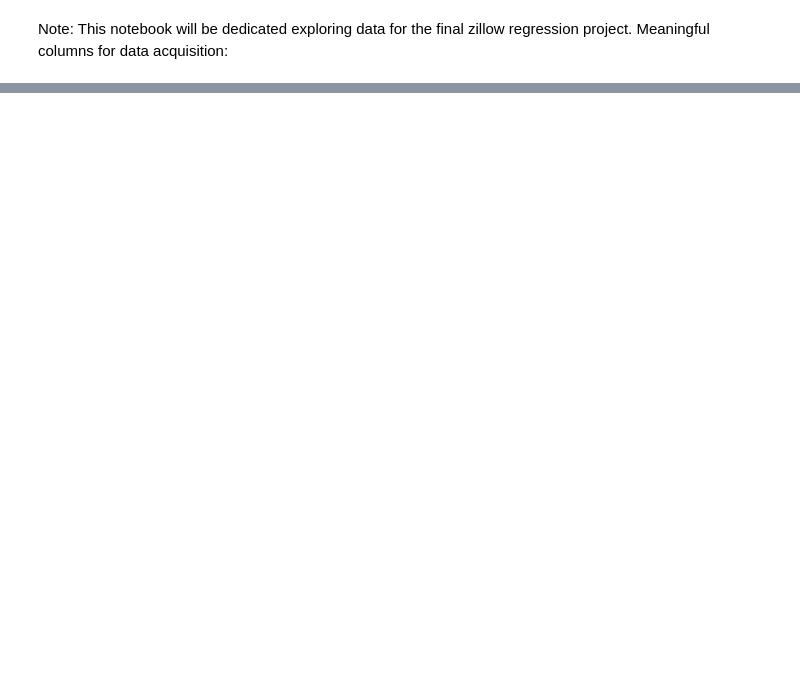
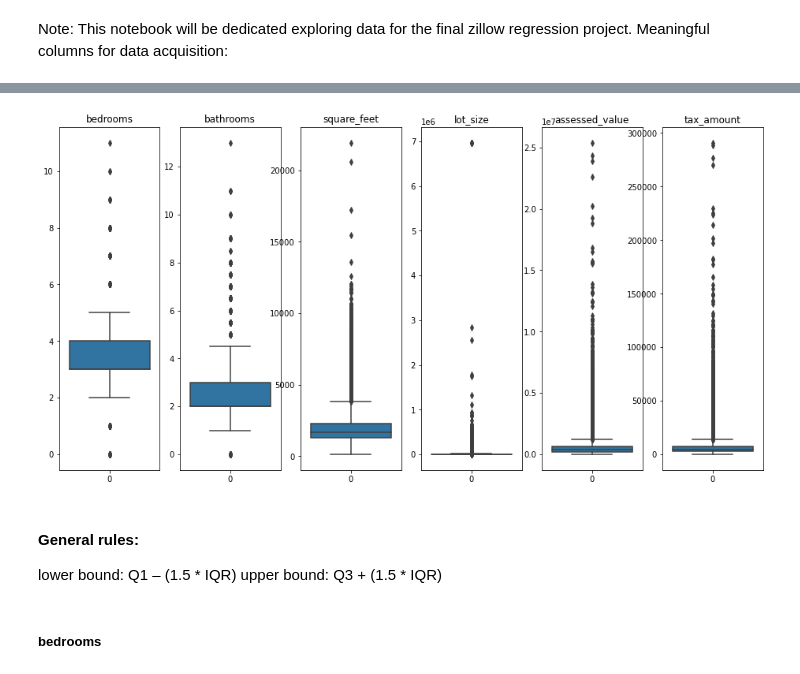
Before and after one commit to m3redithw/regression-exercises, a Jupyter notebook: explore.ipynb, the cells around one changed output, grey strips where cells are left out. Drawn from its saved outputs; the diff is of its cells as text; code cells hidden in the pictures; blank space fills up the shorter version.

```diff
--- a/explore.ipynb
+++ b/explore.ipynb
@@ -93,0 +147,28 @@ df.shape
+# %%
+plt.figure(figsize = (16,8))
+
+# List of columns
+cols = ['bedrooms', 'bathrooms', 'square_feet','lot_size','assessed_value', 'tax_amount']
+
+for i, col in enumerate(cols):
+
+    # i starts at 0, but plot nos should start at 1
+    plot_number = i + 1
+
+    # Create subplot.
+    plt.subplot(1,6, plot_number)
+
+    # Title with column name.
+    plt.title(col)
+
+    # Display histogram for column.
+    sns.boxplot(data = df[col])
+# %% [output]
+[figure, added]
+# %% [markdown]
+#### General rules:
+
+lower bound: Q1 – (1.5 * IQR)
+upper bound: Q3 + (1.5 * IQR)
+# %% [markdown]
+##### bedrooms
```
Also changed, not shown: parts of 76 cells of this notebook.
